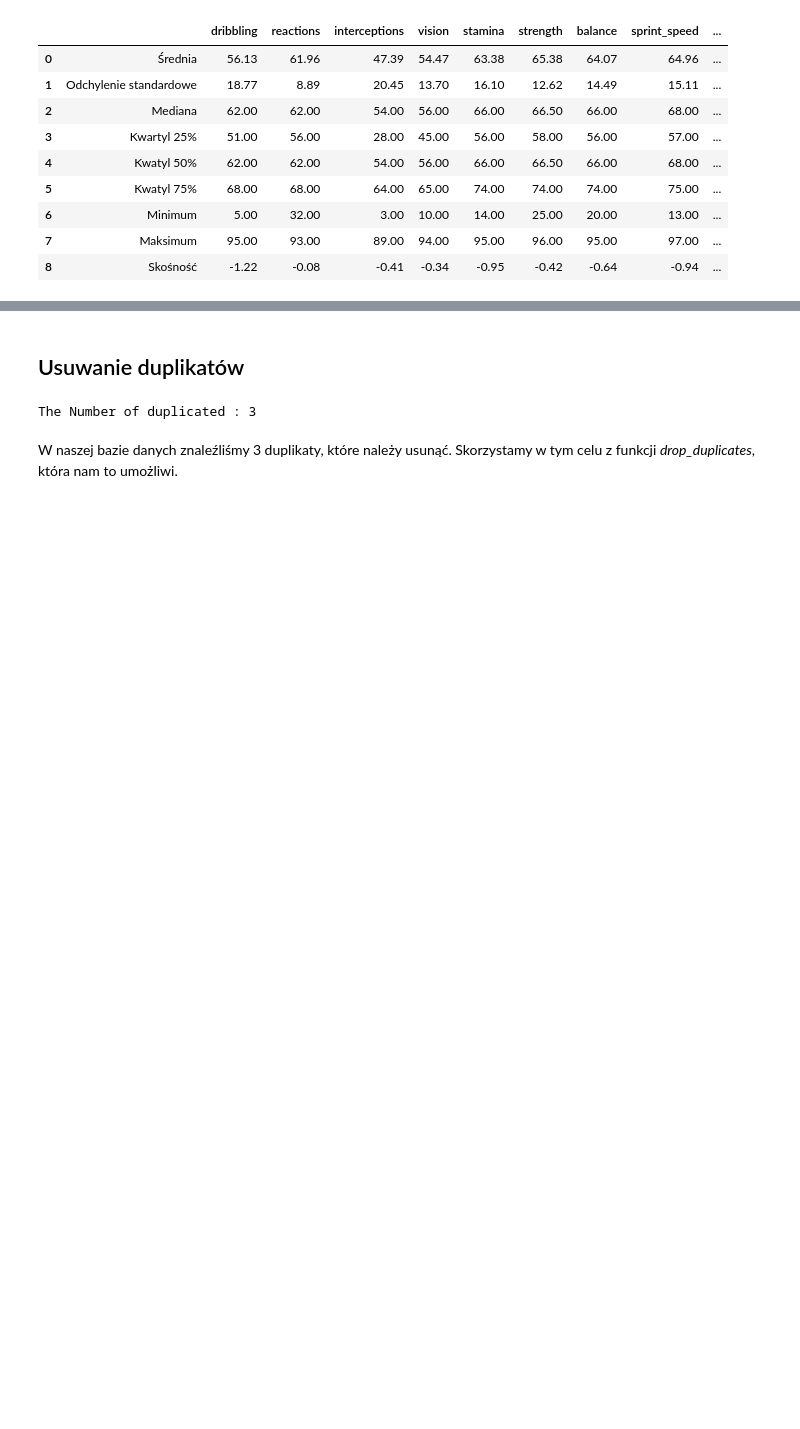
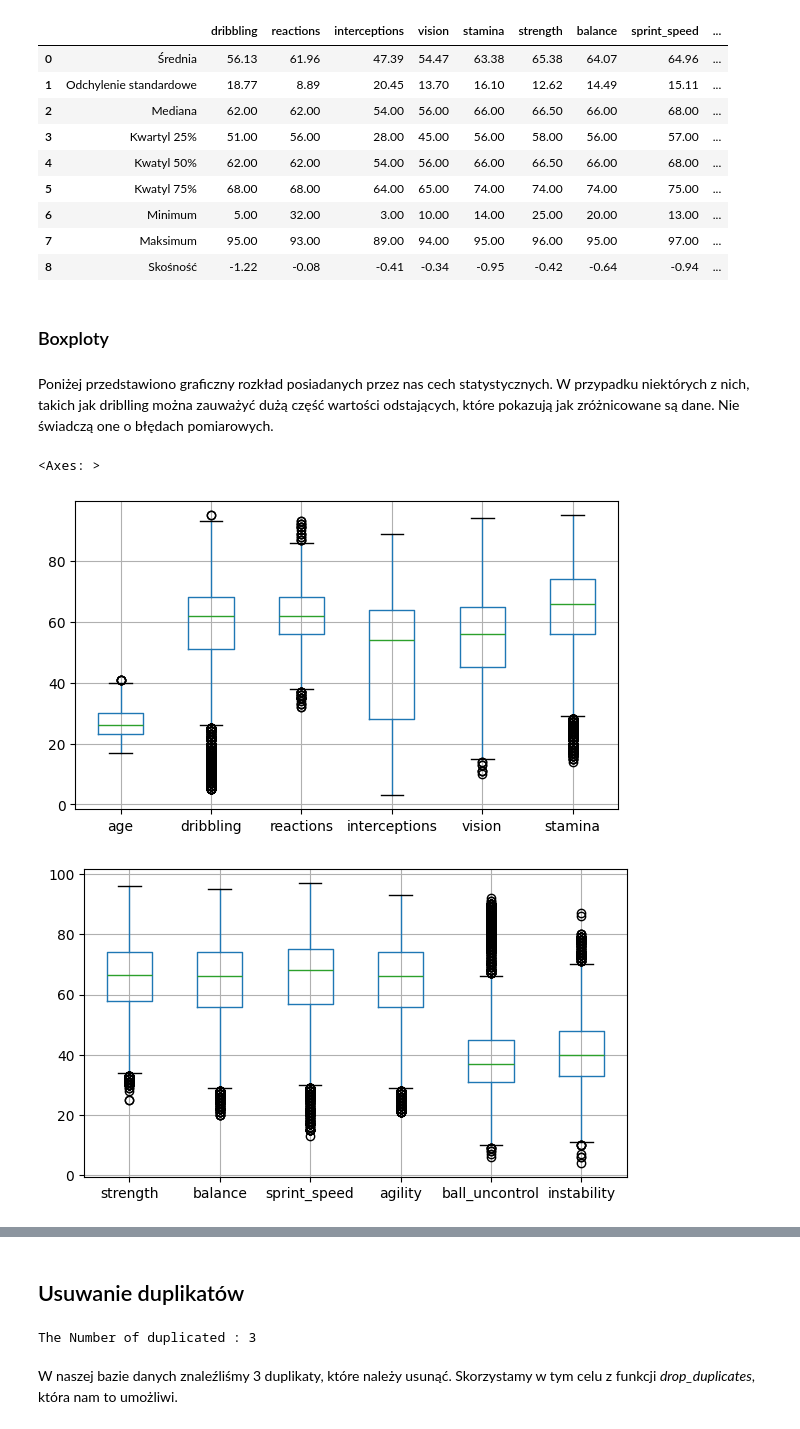
Before and after one commit to izabelakolodziejska/Fifa_players_analysis, a Jupyter notebook: fifa_analysys.ipynb, the cells around one changed output, grey strips where cells are left out. Cells and saved outputs as stored; diff of their text form; code cells hidden in the pictures; blank space fills up the shorter version.

Commit message:
Added Boxplot char and histogram of top 10 countries from the data

```diff
--- a/fifa_analysys.ipynb
+++ b/fifa_analysys.ipynb
@@ -104,3 +110,17 @@ values.head(9)
 | 6 | Minimum | 5.00 | 32.00 | 3.00 | 10.00 | 14.00 | 25.00 | 20.00 | 13.00 | ... |
 | 7 | Maksimum | 95.00 | 93.00 | 89.00 | 94.00 | 95.00 | 96.00 | 95.00 | 97.00 | ... |
 | 8 | Skośność | -1.22 | -0.08 | -0.41 | -0.34 | -0.95 | -0.42 | -0.64 | -0.94 | ... |
+# %% [markdown]
+### Boxploty
+# %% [markdown]
+Poniżej przedstawiono graficzny rozkład posiadanych przez nas cech statystycznych. W przypadku niektórych z nich, takich jak driblling można zauważyć dużą część wartości odstających, które pokazują jak zróżnicowane są dane. Nie świadczą one o błędach pomiarowych.
+# %%
+df = pd.DataFrame(data)
+plt.figure(figsize=(7, 4))
+df.boxplot(["age", "dribbling", "reactions", "interceptions", "vision", "stamina"])
+plt.figure(figsize=(7, 4))
+df.boxplot(["strength", "balance", "sprint_speed", "agility", "ball_uncontrol", "instability"])
+# %% [output]
+<Axes: >
+[figure, added]
+[figure, added]
```
Also changed, not shown: parts of 5 cells of this notebook, 2 other files.
